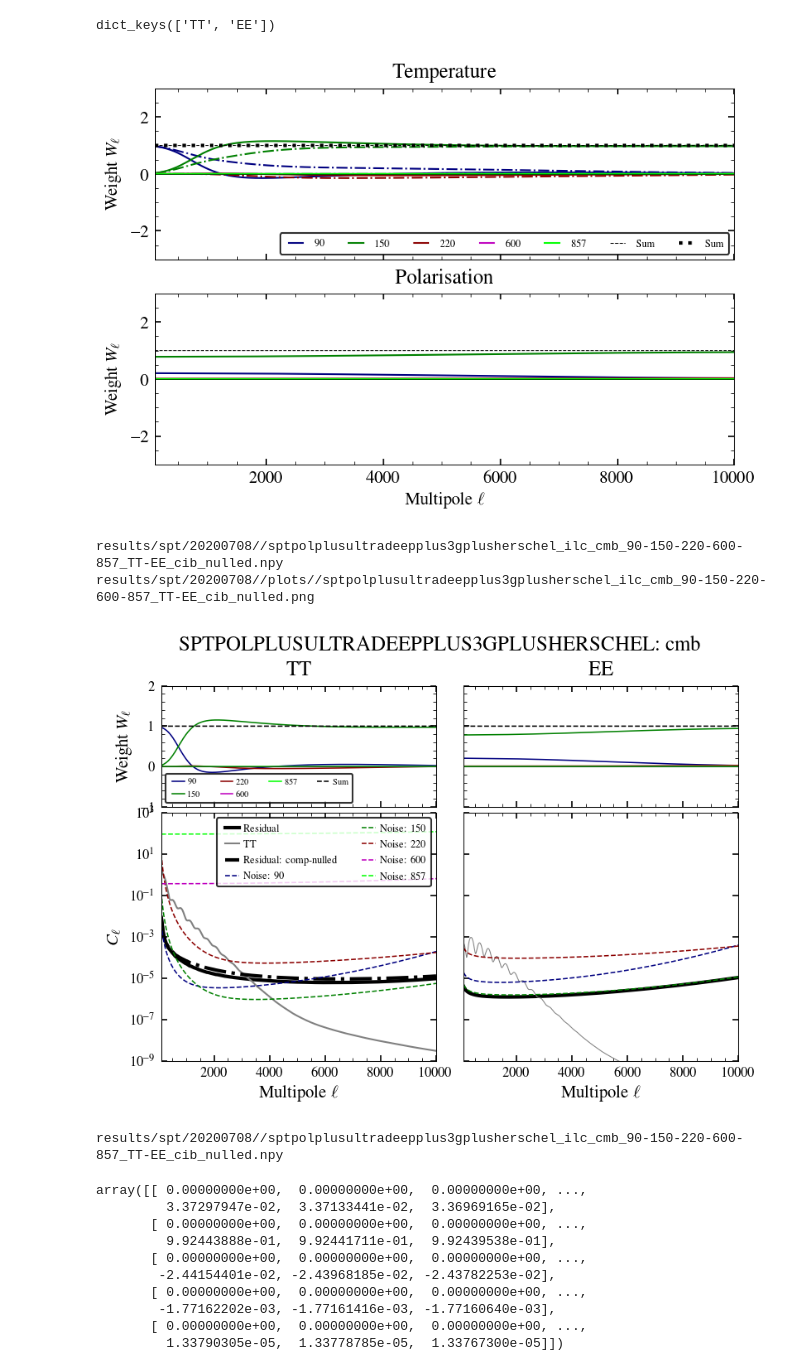
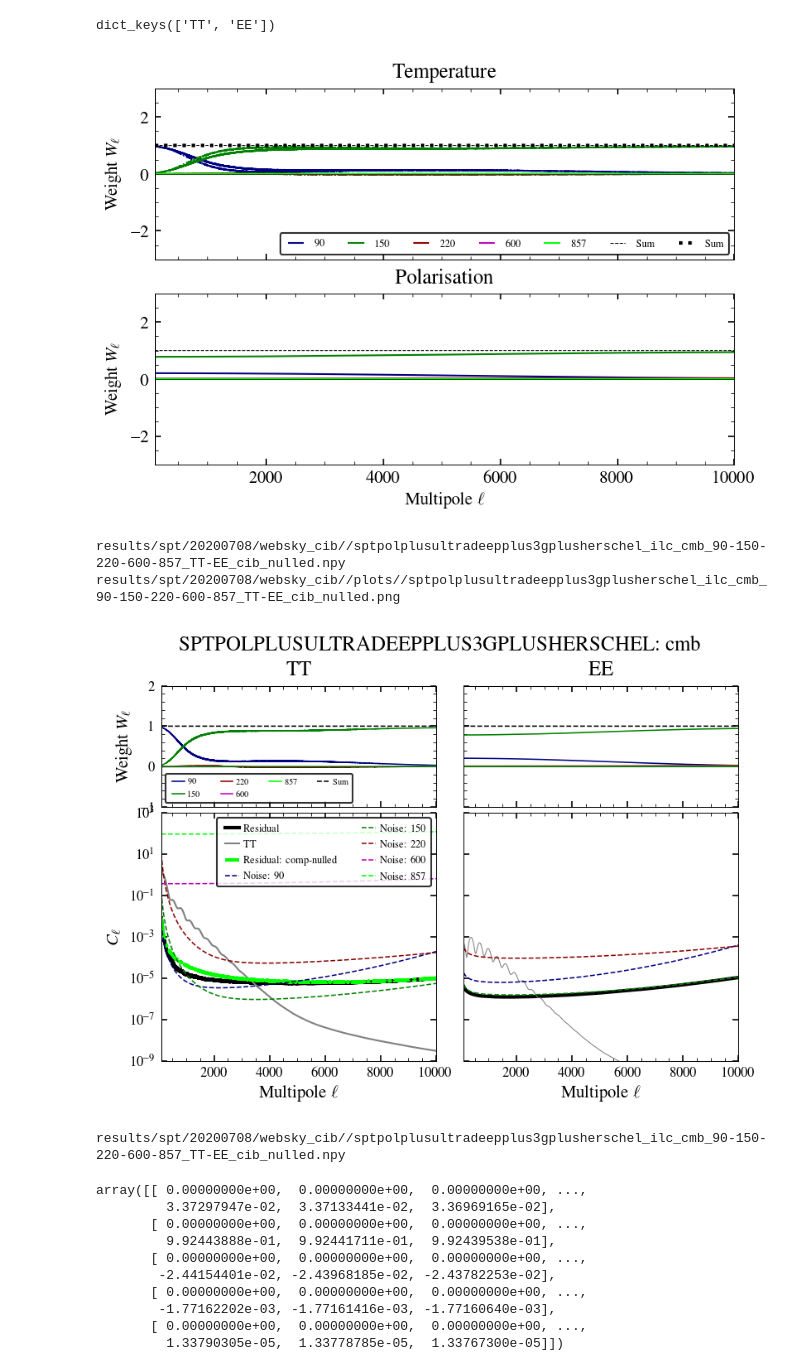
Before and after one commit to sriniraghunathan/DRAFT, a Jupyter notebook: scripts/notebooks/get_ilc_residuals_spt.ipynb, the cells around one changed output. Cells and saved outputs as stored; diff of their text form; code cells hidden in the pictures.

Commit message:
modiying trigger / ilc script to compute residuals w/ and w/o websky CIB

```diff
--- a/scripts/notebooks/get_ilc_residuals_spt.ipynb
+++ b/scripts/notebooks/get_ilc_residuals_spt.ipynb
@@ -71,6 +71,7 @@ expname = 'sptpolplusultradeepplus3gplusherschel'
 final_comp = 'cmb' #'tsz'
 null_comp = 'cib' #None
 freqcalib_fac = None
+use_websky_cib = 1
 # %%
 remove_atm = 0
 specs_dic, corr_noise_bands, rho, corr_noise, cib_corr_coeffs = exp_specs.get_exp_specs(expname, remove_atm = remove_atm)
@@ -179,7 +180,7 @@ for which_spec in which_spec_arr:
     if which_spec == 'TT':
         el, cl_dic[which_spec] = ilc.get_analytic_covariance(param_dict, freqarr, \
                 nl_dic = nl_dic['T'], ignore_fg = ignore_fg, include_gal = include_gal, bl_dic = bl_dic, \
-                cib_corr_coeffs = cib_corr_coeffs)
+                cib_corr_coeffs = cib_corr_coeffs, use_websky_cib = use_websky_cib)
     else:
         el, cl_dic[which_spec] = ilc.get_analytic_covariance\
                     (param_dict, freqarr, nl_dic = nl_dic['P'], ignore_fg = ignore_fg, which_spec = which_spec, \
@@ -187,7 +188,7 @@ for which_spec in which_spec_arr:
                     pol_frac_per_cent_radio = param_dict['pol_frac_per_cent_radio'], \
                     pol_frac_per_cent_tsz = param_dict['pol_frac_per_cent_tsz'], \
                     pol_frac_per_cent_ksz = param_dict['pol_frac_per_cent_ksz'], \
-                    include_gal = include_gal, bl_dic = bl_dic)
+                    include_gal = include_gal, bl_dic = bl_dic, use_websky_cib = use_websky_cib)
 print(cl_dic.keys())
 # %% [output]
 ['cmb']
@@ -318,12 +319,14 @@ if (1):
         xlim(100, 1e4)
     show()#;sys.exit()
 # %% [output]
-[figure, old version]
+[figure, new version]
 # %%
 #plot and results file name
 freqarr_str = '-'.join( np.asarray( freqarr ).astype(str) )
 which_spec_arr_str = '-'.join( np.asarray( which_spec_arr ).astype(str) )
 parent_folder = 'results/spt/20200708/'
+if use_websky_cib:
+    parent_folder = 'results/spt/20200708/websky_cib/'
 if expname.find('spt4')>-1:
     parent_folder = '%s/spt4' %(parent_folder)
 opfname = '%s/%s_ilc_%s_%s_%s.npy' %(parent_folder, expname, final_comp, freqarr_str, which_spec_arr_str)
@@ -345,8 +348,8 @@ os.system('mkdir -p %s' %(plfolder))
 print(opfname)
 print(plname)
 # %% [output]
-results/spt/20200708//sptpolplusultradeepplus3gplusherschel_ilc_cmb_90-150-220-600-857_TT-EE_cib_nulled.npy
-results/spt/20200708//plots//sptpolplusultradeepplus3gplusherschel_ilc_cmb_90-150-220-600-857_TT-EE_cib_nulled.png
+results/spt/20200708/websky_cib//sptpolplusultradeepplus3gplusherschel_ilc_cmb_90-150-220-600-857_TT-EE_cib_nulled.npy
+results/spt/20200708/websky_cib//plots//sptpolplusultradeepplus3gplusherschel_ilc_cmb_90-150-220-600-857_TT-EE_cib_nulled.png
 # %%
 freq0, lmax = param_dict['freq0'], param_dict['lmax']
 foregrounds_to_plot = ['kSZ', 'tSZ', 'DG-Po', 'DG-Cl', 'RG']
@@ -423,7 +426,7 @@ for cntr, which_spec in enumerate( which_spec_arr ):
         if final_comp == 'cmb':
             plot(el_camb, cl_TT, 'gray', lw = 1., label = r'TT')
         if null_comp is not None:
-            plot(el, cl_residual_comp_nulled[which_spec], 'black', lw = 2., ls = '-.', label = r'Residual: comp-nulled')
+            plot(el, cl_residual_comp_nulled[which_spec], 'lime', lw = 2., ls = '-.', label = r'Residual: comp-nulled')
 
         '''
         cl_fg = np.zeros(len(el))
@@ -468,34 +471,34 @@ for cntr, which_spec in enumerate( which_spec_arr ):
             nl = nl_dic['P'][(freq, freq)]
         elif which_spec == 'TE':
             nl = nl_dic['T'][(freq, freq)] * 0.
         plot(el, nl, color = colordic[freq], lw = lwval, ls = '--', label = r'Noise: %s' %(freq))#, alpha = 0.5)
     #legend(loc=3, fancybox=1, ncol = 4, fontsize = 6);
 
     xlim(xmin, xmax);
     #ylim(1e-8,1e6);
 
     xlim(xmin, xmax);
     ylim(ymin, ymax);
 
     xlabel(r'Multipole $\ell$')
     if cntr == 0:
         ylabel(r'$C_{\ell}$')
         legend(loc = 1, fontsize = 6, ncol = 2, handlelength = 2., handletextpad = 0.1)
     else:
         setp(ax.get_yticklabels(which = 'both'), visible=False)
     for label in ax.get_xticklabels(): label.set_fontsize(fsval)
     for label in ax.get_yticklabels(): label.set_fontsize(fsval)
 
 #tit = 'Galaxy = %s; Mask = %s; Bands = %s' %(include_gal, param_dict['which_gal_mask'], str(freqarr))
 if remove_atm:
     tit = 'Bands = %s; no 1/f' %(str(freqarr))
 else:
     tit = 'Bands = %s' %(str(freqarr))
 suptitle(r'%s: %s' %(expname.replace('_','\_').upper(), final_comp))
 #show()
 savefig(plname)
 # %% [output]
-[figure, old version]
+[figure, new version]
 # %%
 opdic = {}
 opdic['el'] = el
@@ -515,7 +518,7 @@ np.save(opfname, opdic)
 print(opfname)
 print('\n\n\n')
 # %% [output]
-results/spt/20200708//sptpolplusultradeepplus3gplusherschel_ilc_cmb_90-150-220-600-857_TT-EE_cib_nulled.npy
+results/spt/20200708/websky_cib//sptpolplusultradeepplus3gplusherschel_ilc_cmb_90-150-220-600-857_TT-EE_cib_nulled.npy
 # %%
 weights_comp_nulled_dic['TT']
 # %% [output]
```
Also changed, not shown: parts of 1 cell of this notebook, 2 other files.
